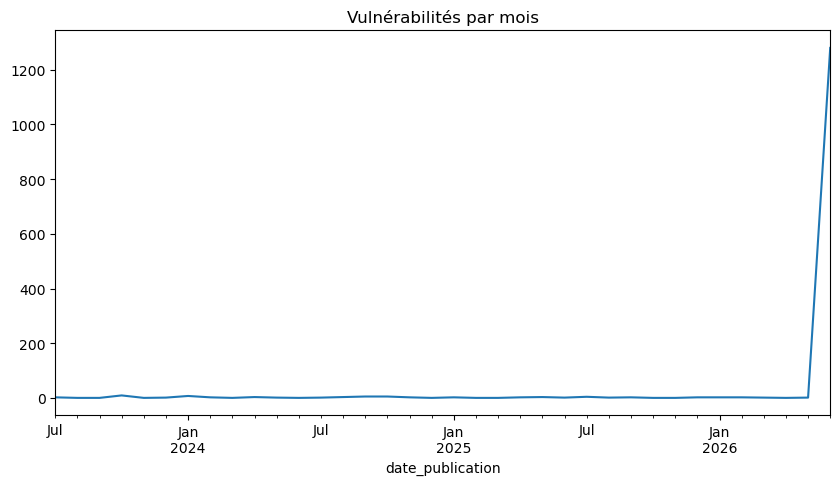
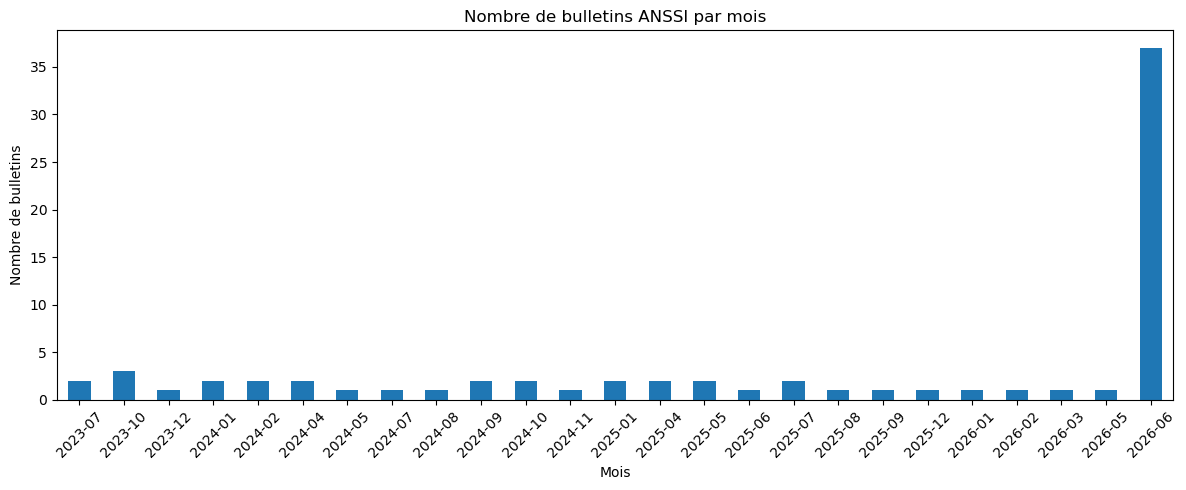
The change to this notebook cell's code, shown as a diff; its figure went from the first image to the second:
--- before
+++ after
@@ -1,5 +1,26 @@
-#7 Évolution temporelle des vulnérabilités
-plt.figure(figsize=(10, 5))
-df.set_index('date_publication').resample('ME').size().plot()
-plt.title('Vulnérabilités par mois')
+#7 Nombre de bulletins ANSSI par mois
+
+df_bulletins = df.drop_duplicates(
+    subset=["id_anssi"]
+).copy()
+
+df_bulletins["mois"] = (
+    df_bulletins["date_publication"]
+    .dt.tz_localize(None)
+    .dt.to_period("M")
+)
+
+plt.figure(figsize=(12,5))
+
+df_bulletins.groupby("mois").size().plot(
+    kind="bar"
+)
+
+plt.title("Nombre de bulletins ANSSI par mois")
+plt.xlabel("Mois")
+plt.ylabel("Nombre de bulletins")
+
+plt.xticks(rotation=45)
+
+plt.tight_layout()
 plt.show()

Commit: Ajout commentaire